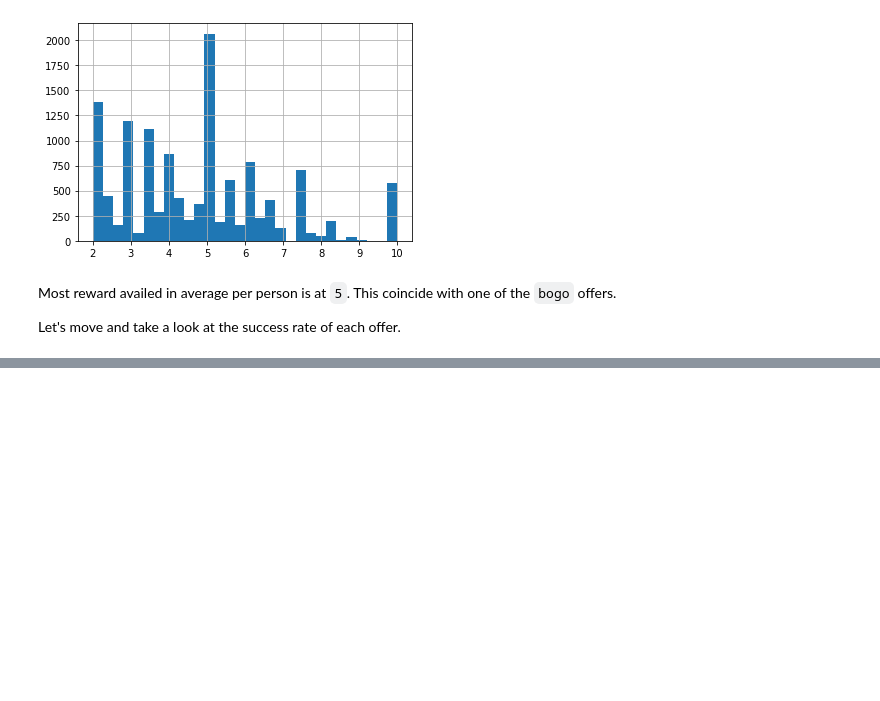
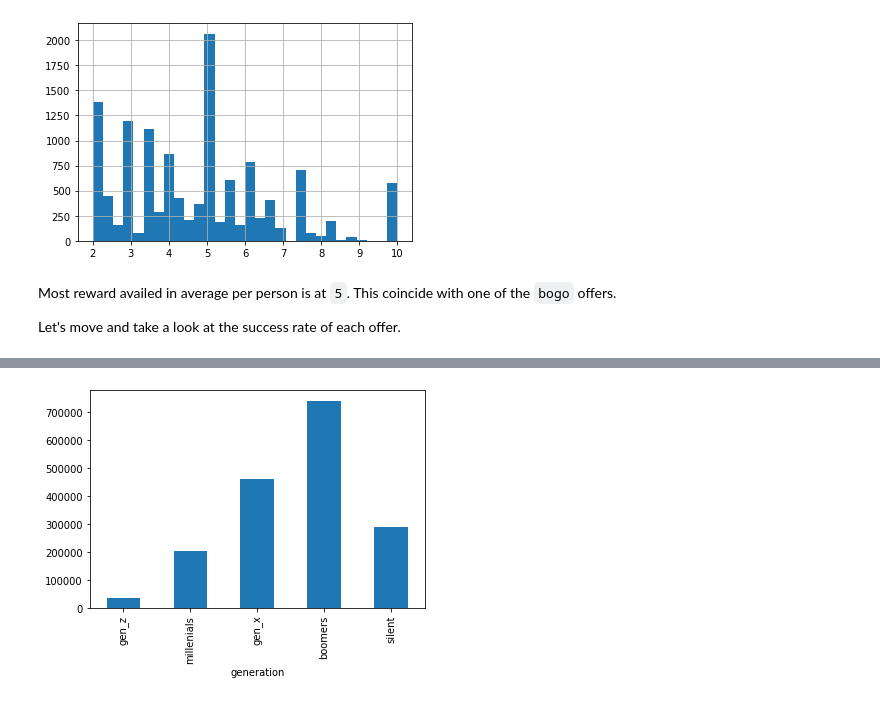
Before and after one commit to netxph/sb-capstone, a Jupyter notebook: notebooks/02 - Data Understanding.ipynb, the cells around one changed output, grey strips where cells are left out. Cells and saved outputs as stored; diff of their text form; code cells hidden in the pictures; blank space fills up the shorter version.

```diff
--- a/notebooks/02 - Data Understanding.ipynb
+++ b/notebooks/02 - Data Understanding.ipynb
@@ -891,0 +867,4 @@ This is an interesting information here. Offers 3 and 8 are 100% failure. While
+# %%
+transcript_profile = pd.merge(transcript, profile_age_date, left_on="person_id", right_on="id")
+
+transcript_profile.head()
@@ -891,0 +878,4 @@ This is an interesting information here. Offers 3 and 8 are 100% failure. While
+# %%
+transcript_profile.groupby("generation").amount.sum().plot(kind="bar");
+# %% [output]
+[figure, added]
```
Also changed, not shown: parts of 40 cells of this notebook, 1 other file.
